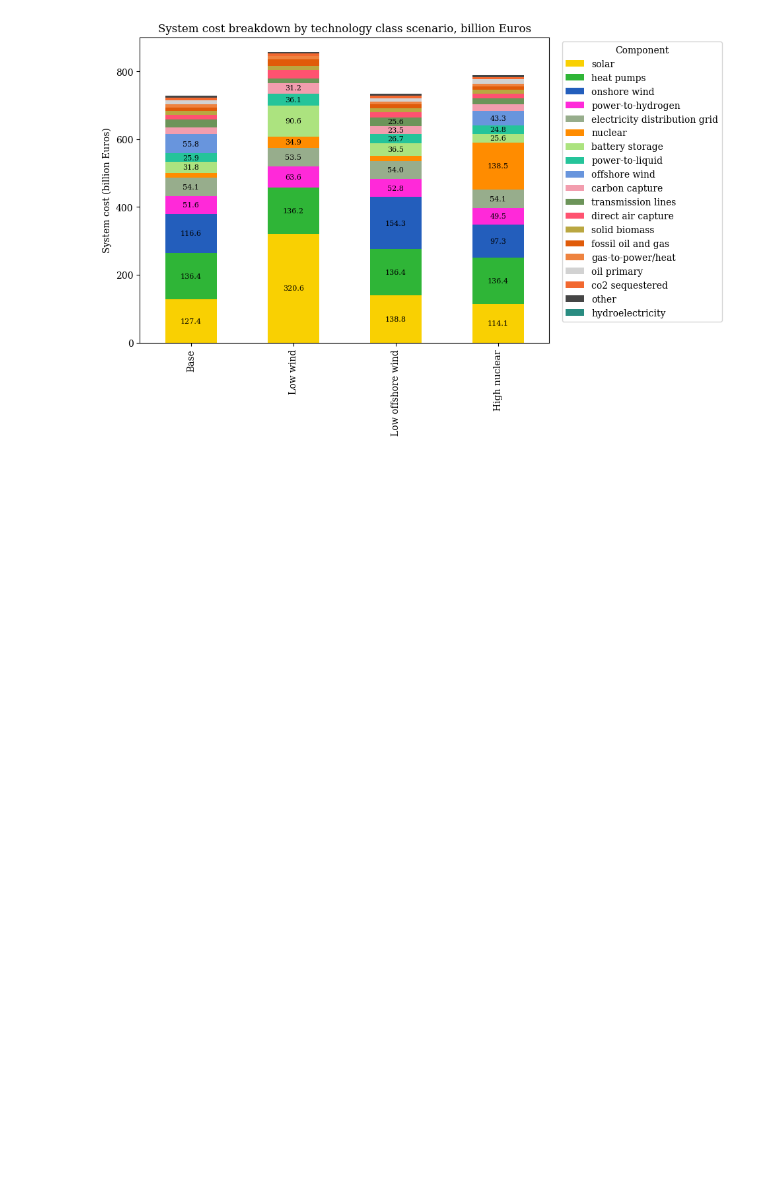
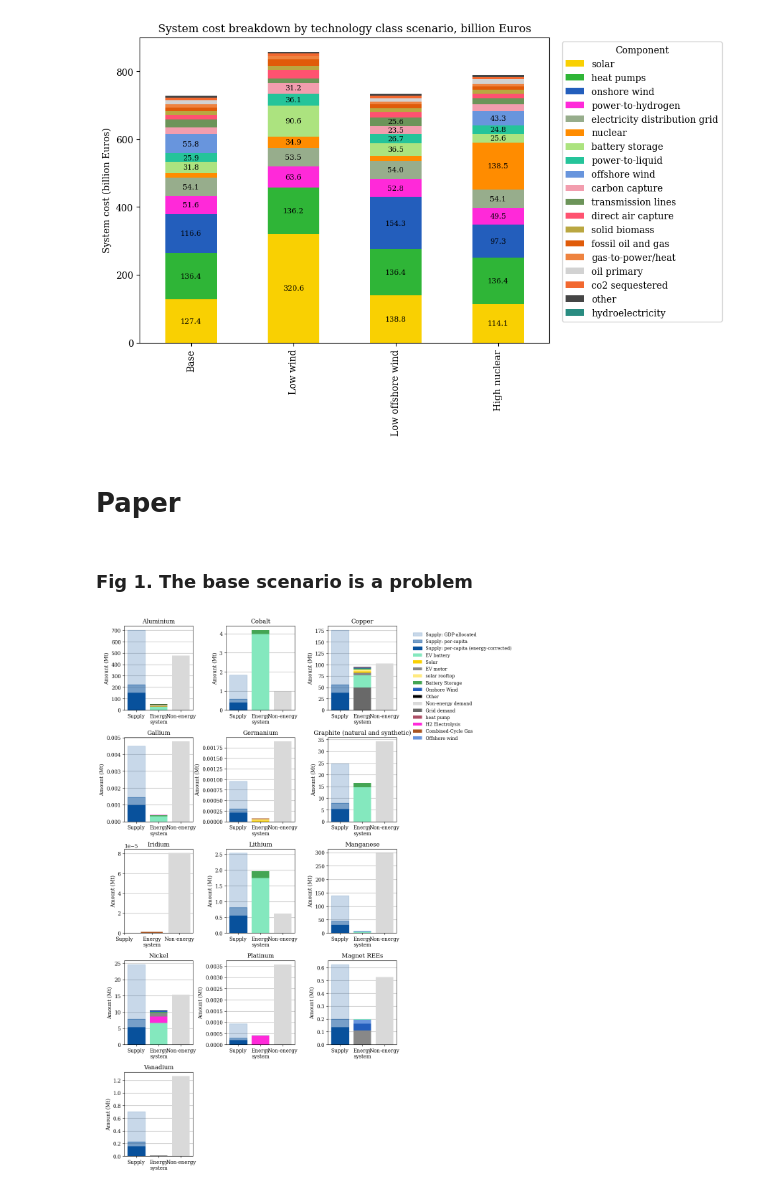
Before and after one commit to ayshaC/pypsa-eur, a Jupyter notebook: analysis/mineral_analysis.ipynb, the cells around one changed output. Saved outputs shown, nothing was run; the diff lists cells and outputs as text; code cells hidden in the pictures; blank space fills up the shorter version.

```diff
--- a/analysis/mineral_analysis.ipynb
+++ b/analysis/mineral_analysis.ipynb
@@ -1614,3 +1586,16 @@ plot_system_cost_compare(
  other                              5.964451
  hydroelectricity                   0.005973  )
 [figure]
+# %% [markdown]
+# Paper
+# %% [markdown]
+### Fig 1. The base scenario is a problem
+# %%
+from mineral_analysis_lib import plot_mineral_supply_demand
+
+plot_mineral_supply_demand(
+    demand_df,
+    supply_df,
+)
+# %% [output]
+[figure, added]
```
Also changed, not shown: parts of 5 cells of this notebook, 1 other file.
